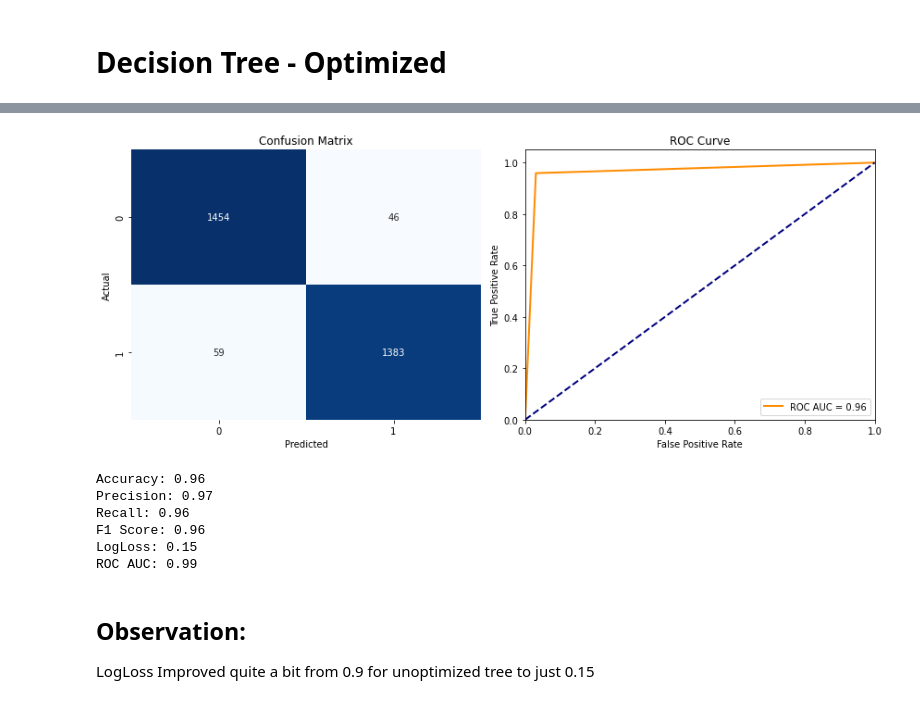
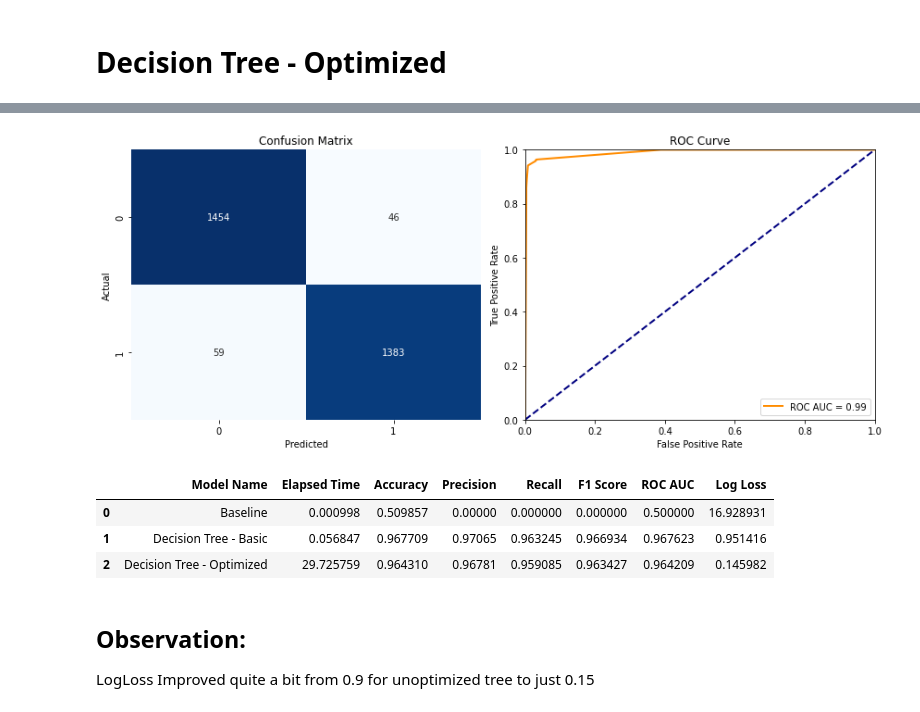
Before and after one commit to dkazanski/berkeleyml, a Jupyter notebook: Module_20_Capstone/Book4_(of_4)_Modeling_-_Dmitri.ipynb, the cells around one changed output, grey strips where cells are left out. Cells and saved outputs as stored; diff of their text form; code cells hidden in the pictures.

```diff
--- a/Module_20_Capstone/Book4_(of_4)_Modeling_-_Dmitri.ipynb
+++ b/Module_20_Capstone/Book4_(of_4)_Modeling_-_Dmitri.ipynb
@@ -218,6 +222,7 @@ ROC AUC: 0.97
 # %% [markdown]
 # Decision Tree - Optimized
 # %%
+model_name = "Decision Tree - Optimized"
 
 # Start the timer
 start_time = time.time()
@@ -260,63 +265,15 @@ Elapsed Time: 26.259227752685547
 Best Hyperparameters: {'criterion': 'entropy', 'max_depth': 5, 'min_samples_leaf': 6, 'min_samples_split': 2}
-# %%
-# Now let us see how Optimized DT performs
-
-# Make predictions on the test data
-y_pred = best_dt_classifier.predict(X_test)
-
-# Confusion Matrix
-confusion = confusion_matrix(y_test, y_pred)
-
-# Compute ROC curve and ROC AUC
-fpr, tpr, _ = roc_curve(y_test, y_pred)
-roc_auc = auc(fpr, tpr)
-
-# Create a figure with two subplots for confusion matrix and ROC curve
-fig, axes = plt.subplots(1, 2, figsize=(12, 5))
-
-# Plot the confusion matrix
-sns.heatmap(confusion, annot=True, fmt='d', cmap='Blues', cbar=False, ax=axes[0])
-axes[0].set_title('Confusion Matrix')
-axes[0].set_xlabel('Predicted')
-axes[0].set_ylabel('Actual')
-
-# Plot the ROC curve
-axes[1].plot(fpr, tpr, color='darkorange', lw=2, label=f'ROC AUC = {roc_auc:.2f}')
-axes[1].plot([0, 1], [0, 1], color='navy', lw=2, linestyle='--')
-axes[1].set_xlim([0.0, 1.0])
-axes[1].set_ylim([0.0, 1.05])
-axes[1].set_xlabel('False Positive Rate')
-axes[1].set_ylabel('True Positive Rate')
-axes[1].set_title('ROC Curve')
-axes[1].legend(loc='lower right')
-
-plt.tight_layout()
-plt.show()
-
-# Compute and print main metrics
-accuracy = accuracy_score(y_test, y_pred)
-precision = precision_score(y_test, y_pred)
-recall = recall_score(y_test, y_pred)
-f1 = f1_score(y_test, y_pred)
-# For LogLoss and ROC AUC, you need the probability estimates of the positive class
-y_prob = best_dt_classifier.predict_proba(X_test)[:, 1]
-log_loss_value = log_loss(y_test, y_prob)
-roc_auc = roc_auc_score(y_test, y_prob)
-
-print(f'Accuracy: {accuracy:.2f}')
-print(f'Precision: {precision:.2f}')
-print(f'Recall: {recall:.2f}')
-print(f'F1 Score: {f1:.2f}')
-print(f'LogLoss: {log_loss_value:.2f}')
-print(f'ROC AUC: {roc_auc:.2f}')
-# %% [output]
-[figure, removed]
-Accuracy: 0.96
-Precision: 0.97
-Recall: 0.96
-F1 Score: 0.96
-LogLoss: 0.15
-ROC AUC: 0.99
+# %%
+# Let us check performance
+model = best_dt_classifier
+performance_df = summarize_model_performance(model, X_test, y_test, model_name, elapsed_time, performance_df)
+performance_df
+# %% [output]
+[figure, added]
+|  | Model Name | Elapsed Time | Accuracy | Precision | Recall | F1 Score | ROC AUC | Log Loss |
+| 0 | Baseline | 0.000998 | 0.509857 | 0.00000 | 0.000000 | 0.000000 | 0.500000 | 16.928931 |
+| 1 | Decision Tree - Basic | 0.056847 | 0.967709 | 0.97065 | 0.963245 | 0.966934 | 0.967623 | 0.951416 |
+| 2 | Decision Tree - Optimized | 29.725759 | 0.964310 | 0.96781 | 0.959085 | 0.963427 | 0.964209 | 0.145982 |
 # %% [markdown]
 ## Observation:
 LogLoss Improved quite a bit from 0.9 for unoptimized tree to just 0.15
```
Also changed, not shown: parts of 57 cells of this notebook.
